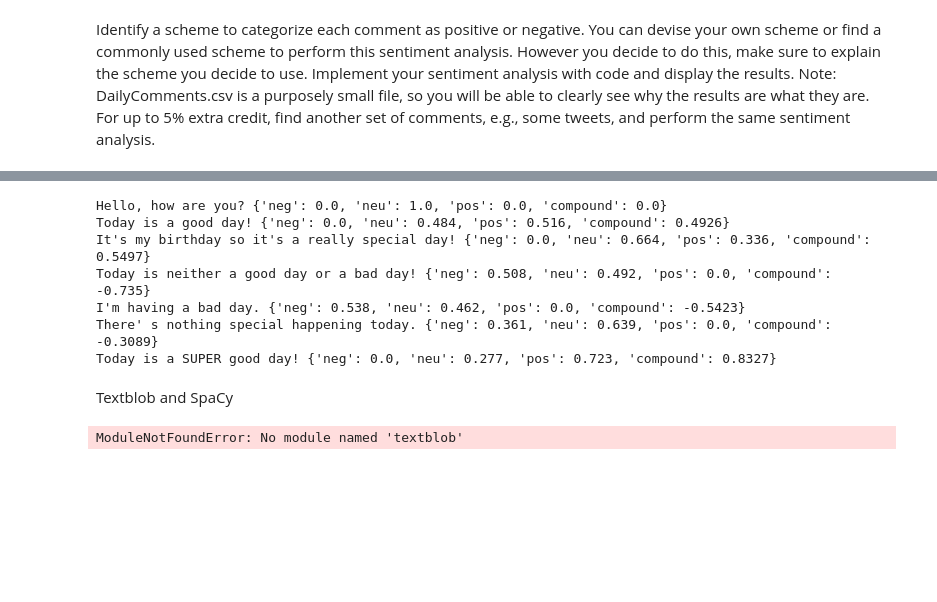
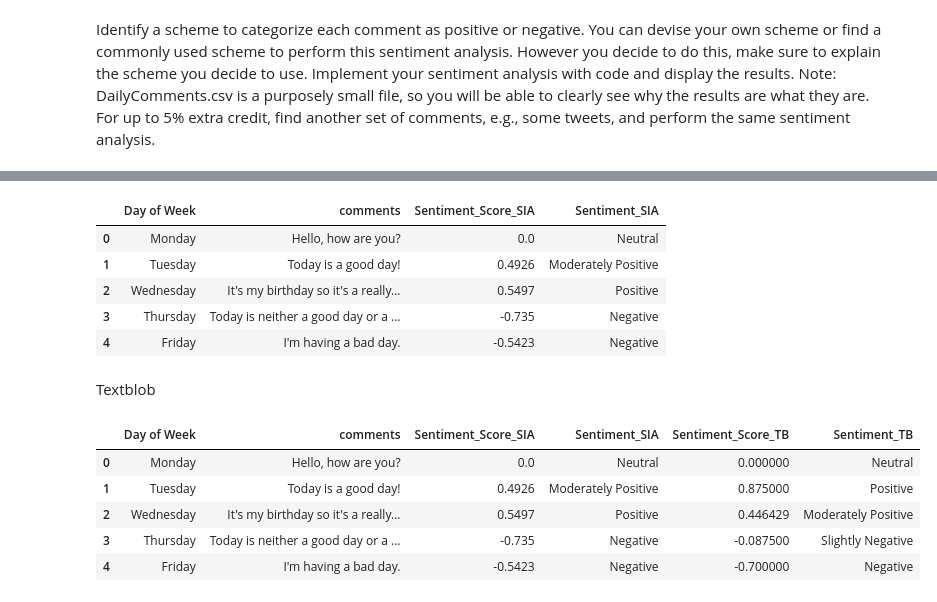
Before and after one commit to ramsey-king/DSC-550-Data-Mining, a Jupyter notebook: Week4/King_Ramsey_Exercise4-2.ipynb, the cells around one changed output, grey strips where cells are left out. Drawn from its saved outputs; the diff is of its cells as text; code cells hidden in the pictures; blank space fills up the shorter version.

```diff
--- a/Week4/King_Ramsey_Exercise4-2.ipynb
+++ b/Week4/King_Ramsey_Exercise4-2.ipynb
@@ -83,27 +27,56 @@ fd.tabulate(3)
+# %%
+def categorizer(compound):
+    if compound > 0 and compound <= 0.25:
+        return 'Slightly Positive'
+    elif compound > 0.25 and compound <= 0.5:
+        return 'Moderately Positive'
+    elif compound > 0.5:
+        return 'Positive'
+    elif compound < 0 and compound >= -0.25:
+        return 'Slightly Negative'
+    elif compound < -0.25 and compound >= -0.5:
+        return 'Moderately Negative'
+    elif compound < -0.5:
+        return 'Negative'
+    else:
+        return 'Neutral'
 # %%
 # nltk.download('vader_lexicon')
 from nltk.sentiment import SentimentIntensityAnalyzer
 sia = SentimentIntensityAnalyzer()
 
-# daily_df['comments'] = daily_df['comments'].str.lower()
-# daily_df['comments'] = daily_df['comments'].str.replace(r'[^\w\s]+', '', regex=True)
+daily_df['Sentiment_Score_SIA'] = daily_df['comments'].apply(sia.polarity_scores)
+for i in range(len(daily_df.comments)):
+    daily_df['Sentiment_Score_SIA'][i] = daily_df['Sentiment_Score_SIA'][i]['compound']
 
-for i in range(len(daily_df.comments)):
-    print(daily_df['comments'][i], sia.polarity_scores(daily_df['comments'][i]))
+daily_df['Sentiment_SIA'] = daily_df['Sentiment_Score_SIA'].apply(categorizer)
+daily_df.head(5)
 # %% [output]
-Hello, how are you? {'neg': 0.0, 'neu': 1.0, 'pos': 0.0, 'compound': 0.0}
-Today is a good day! {'neg': 0.0, 'neu': 0.484, 'pos': 0.516, 'compound': 0.4926}
-It's my birthday so it's a really special day! {'neg': 0.0, 'neu': 0.664, 'pos': 0.336, 'compound': 0.5497}
-Today is neither a good day or a bad day! {'neg': 0.508, 'neu': 0.492, 'pos': 0.0, 'compound': -0.735}
-I'm having a bad day. {'neg': 0.538, 'neu': 0.462, 'pos': 0.0, 'compound': -0.5423}
-There' s nothing special happening today. {'neg': 0.361, 'neu': 0.639, 'pos': 0.0, 'compound': -0.3089}
-Today is a SUPER good day! {'neg': 0.0, 'neu': 0.277, 'pos': 0.723, 'compound': 0.8327}
+|  | Day of Week | comments | Sentiment_Score_SIA | Sentiment_SIA |
+| 0 | Monday | Hello, how are you? | 0.0 | Neutral |
+| 1 | Tuesday | Today is a good day! | 0.4926 | Moderately Positive |
+| 2 | Wednesday | It's my birthday so it's a really... | 0.5497 | Positive |
+| 3 | Thursday | Today is neither a good day or a ... | -0.735 | Negative |
+| 4 | Friday | I'm having a bad day. | -0.5423 | Negative |
 # %% [markdown]
-Textblob and SpaCy
+Textblob
-# %%
-from textblob import TextBlob
-
-blob = daily_df['comments'][0]
-blob.sentiment
-# %% [output]
-ModuleNotFoundError: No module named 'textblob'
+# %%
+from textblob import TextBlob
+
+sentiment_list = []
+
+for i in range(len(daily_df.comments)):
+    blob = TextBlob(daily_df['comments'][i])
+    sentiment_list.append(blob.sentiment.polarity)
+
+daily_df['Sentiment_Score_TB'] = sentiment_list
+
+daily_df['Sentiment_TB'] = daily_df['Sentiment_Score_TB'].apply(categorizer)
+daily_df.head()
+# %% [output]
+|  | Day of Week | comments | Sentiment_Score_SIA | Sentiment_SIA | Sentiment_Score_TB | Sentiment_TB |
+| 0 | Monday | Hello, how are you? | 0.0 | Neutral | 0.000000 | Neutral |
+| 1 | Tuesday | Today is a good day! | 0.4926 | Moderately Positive | 0.875000 | Positive |
+| 2 | Wednesday | It's my birthday so it's a really... | 0.5497 | Positive | 0.446429 | Moderately Positive |
+| 3 | Thursday | Today is neither a good day or a ... | -0.735 | Negative | -0.087500 | Slightly Negative |
+| 4 | Friday | I'm having a bad day. | -0.5423 | Negative | -0.700000 | Negative |
```
Also changed, not shown: parts of 11 cells of this notebook, 1 other file.
